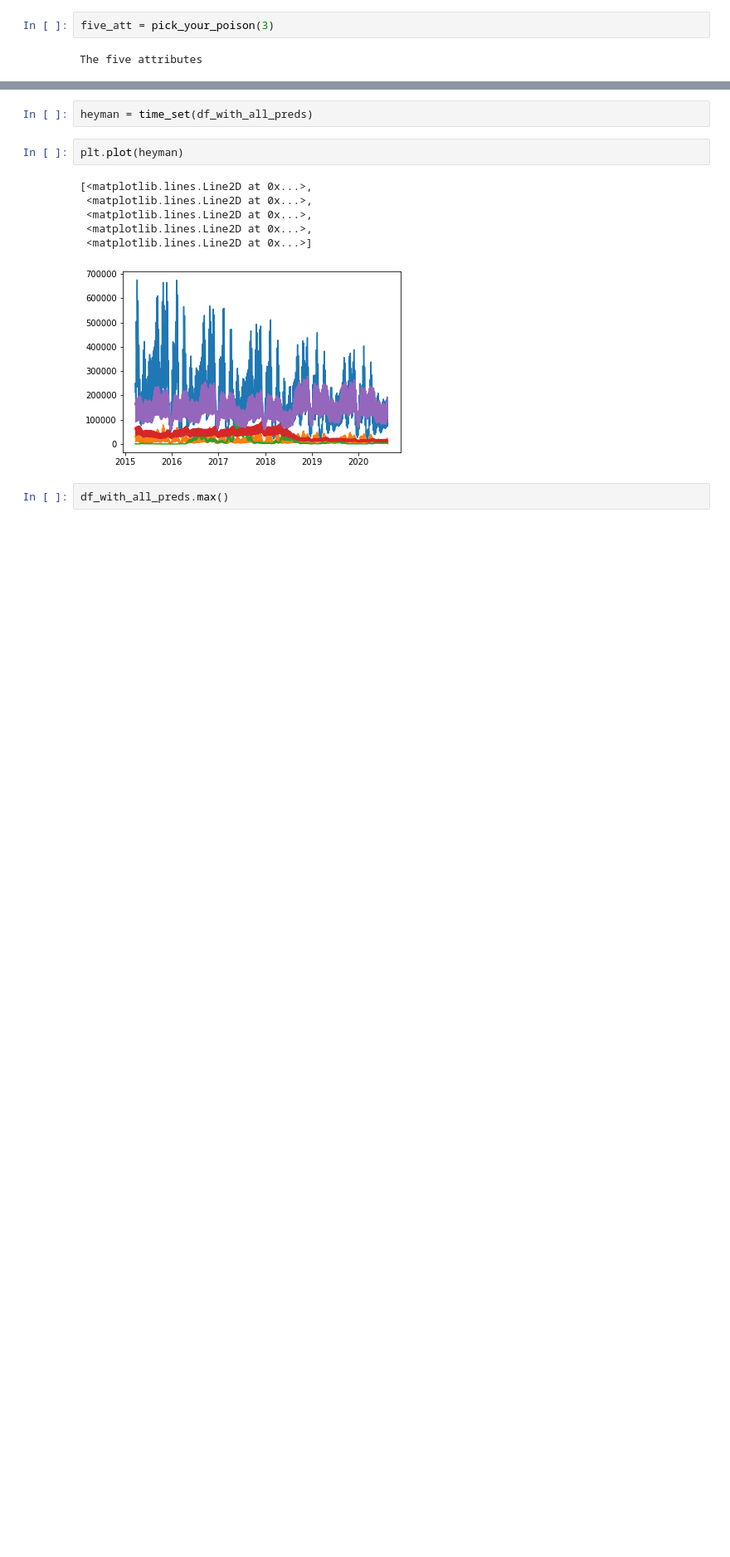
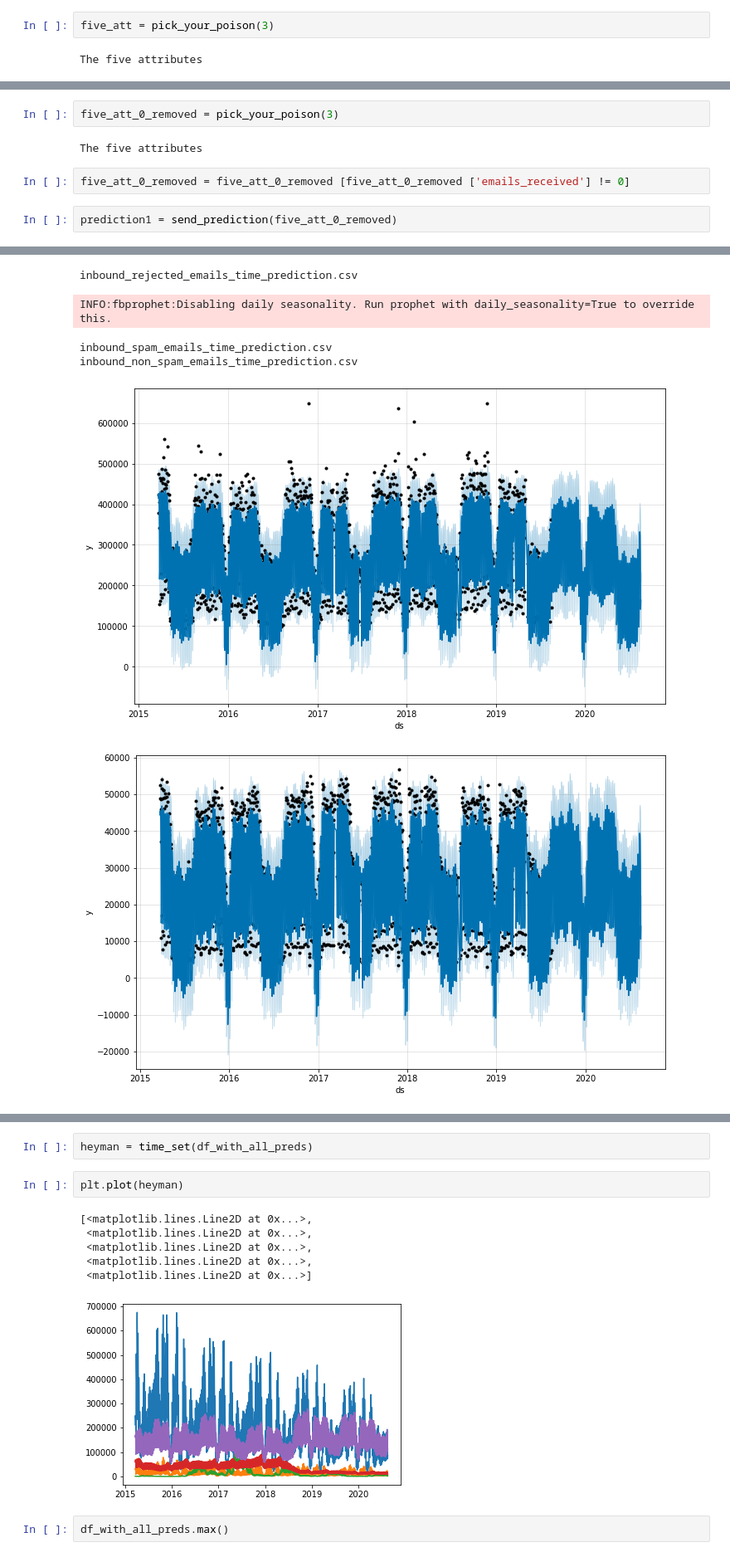
Before and after one commit to UNCG-CSE/G_Suite_Metrics, a Jupyter notebook: src/Henry/Gmail Analysis/Chi-squared, time prediction and linear regression/Testing Prophet.ipynb, the cells around one changed output, grey strips where cells are left out. Shown at 83% size. Cells and saved outputs as stored; diff of their text form; blank space fills up the shorter version.

```diff
--- a/src/Henry/Gmail Analysis/Chi-squared, time prediction and linear regression/Testing Prophet.ipynb
+++ b/src/Henry/Gmail Analysis/Chi-squared, time prediction and linear regression/Testing Prophet.ipynb
@@ -119,0 +180,9 @@ The five attributes
+# %%
+five_att_0_removed = pick_your_poison(3)
+# %% [output]
+The five attributes
+# %%
+five_att_0_removed = five_att_0_removed [five_att_0_removed ['emails_received'] != 0]
+# %%
+prediction1 = send_prediction(five_att_0_removed)
+# %% [output]
@@ -119,0 +195,6 @@ The five attributes
+inbound_rejected_emails_time_prediction.csv
+INFO:fbprophet:Disabling daily seasonality. Run prophet with daily_seasonality=True to override this.
+inbound_spam_emails_time_prediction.csv
+inbound_non_spam_emails_time_prediction.csv
+[figure, added]
+[figure, added]
```
Also changed, not shown: parts of 38 cells of this notebook.
